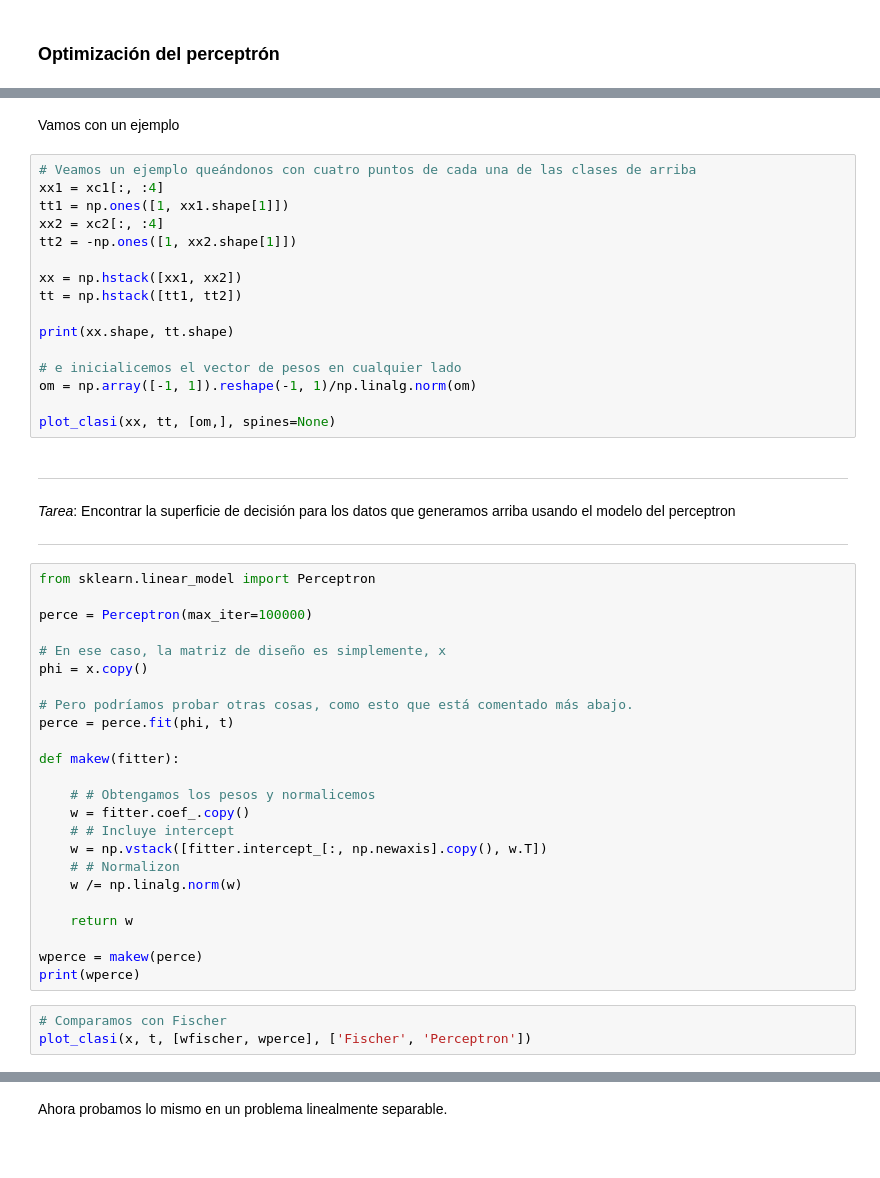
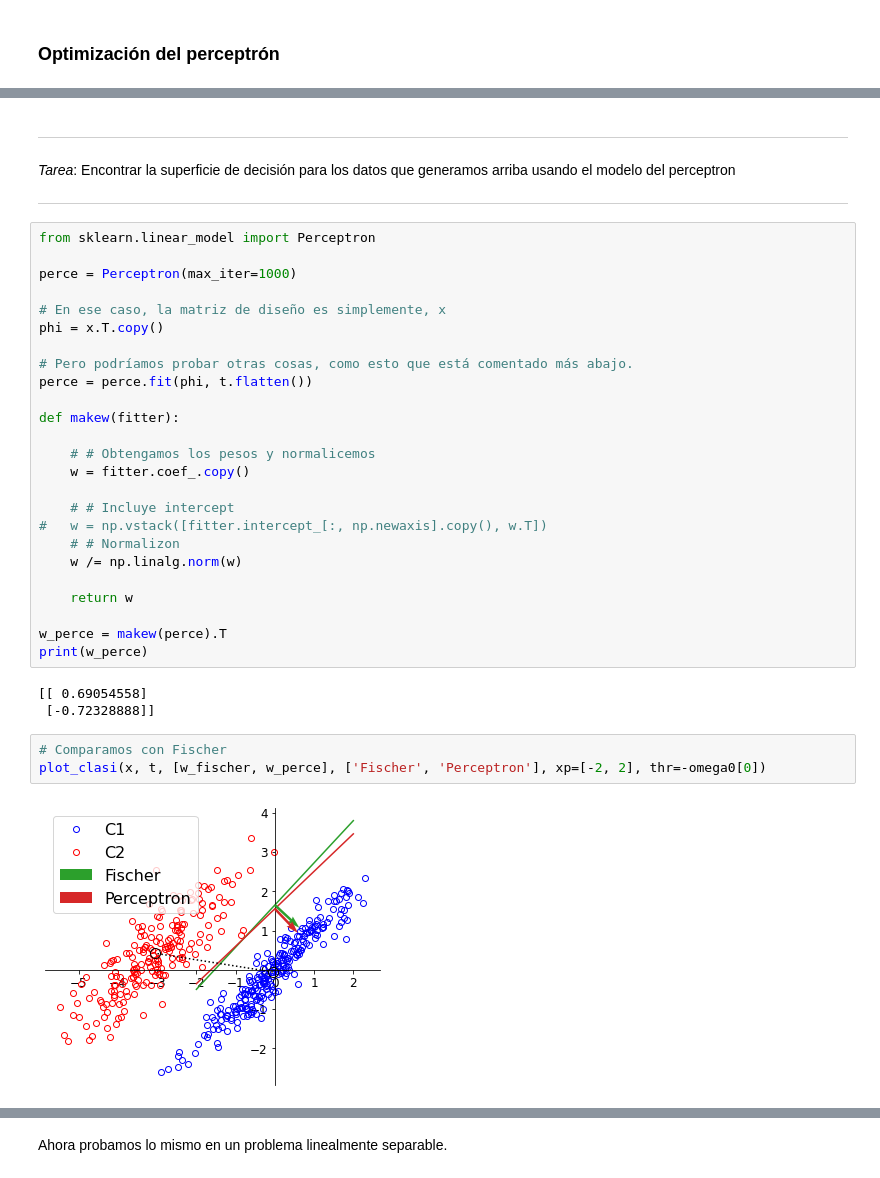
Before and after one commit to JavierGold/ML_UNSAM-2-2020, a Jupyter notebook: 07_Clasificacion.ipynb, the cells around one changed output, grey strips where cells are left out. Drawn from its saved outputs; the diff is of its cells as text.

```diff
--- a/07_Clasificacion.ipynb
+++ b/07_Clasificacion.ipynb
@@ -444,21 +493,3 @@ Si un punto de la clase $\cu$ está mal clasificado, el vector de pesos se modif
-# %% [markdown]
-Vamos con un ejemplo
-# %%
-# Veamos un ejemplo queándonos con cuatro puntos de cada una de las clases de arriba
-xx1 = xc1[:, :4]
-tt1 = np.ones([1, xx1.shape[1]])
-xx2 = xc2[:, :4]
-tt2 = -np.ones([1, xx2.shape[1]])
-
-xx = np.hstack([xx1, xx2])
-tt = np.hstack([tt1, tt2])
-
-print(xx.shape, tt.shape)
-
-# e inicialicemos el vector de pesos en cualquier lado
-om = np.array([-1, 1]).reshape(-1, 1)/np.linalg.norm(om)
-
-plot_clasi(xx, tt, [om,], spines=None)
 # %% [markdown]
 ***
 *Tarea*: Encontrar la superficie de decisión para los datos que generamos arriba usando el modelo del perceptron
@@ -466,27 +497,33 @@ plot_clasi(xx, tt, [om,], spines=None)
 # %%
 from sklearn.linear_model import Perceptron
 
-perce = Perceptron(max_iter=100000)
+perce = Perceptron(max_iter=1000)
 
 # En ese caso, la matriz de diseño es simplemente, x
-phi = x.copy()
+phi = x.T.copy()
 
 # Pero podríamos probar otras cosas, como esto que está comentado más abajo.
-perce = perce.fit(phi, t)
+perce = perce.fit(phi, t.flatten())
 
 def makew(fitter):
 
     # # Obtengamos los pesos y normalicemos
     w = fitter.coef_.copy()
+
     # # Incluye intercept
-    w = np.vstack([fitter.intercept_[:, np.newaxis].copy(), w.T])
+#   w = np.vstack([fitter.intercept_[:, np.newaxis].copy(), w.T])
     # # Normalizon
     w /= np.linalg.norm(w)
 
     return w
 
-wperce = makew(perce)
-print(wperce)
+w_perce = makew(perce).T
+print(w_perce)
+# %% [output]
+[[ 0.69054558]
+ [-0.72328888]]
 # %%
 # Comparamos con Fischer
-plot_clasi(x, t, [wfischer, wperce], ['Fischer', 'Perceptron'])
+plot_clasi(x, t, [w_fischer, w_perce], ['Fischer', 'Perceptron'], xp=[-2, 2], thr=-omega0[0])
+# %% [output]
+[figure, added]
```
Also changed, not shown: parts of 50 cells of this notebook.
